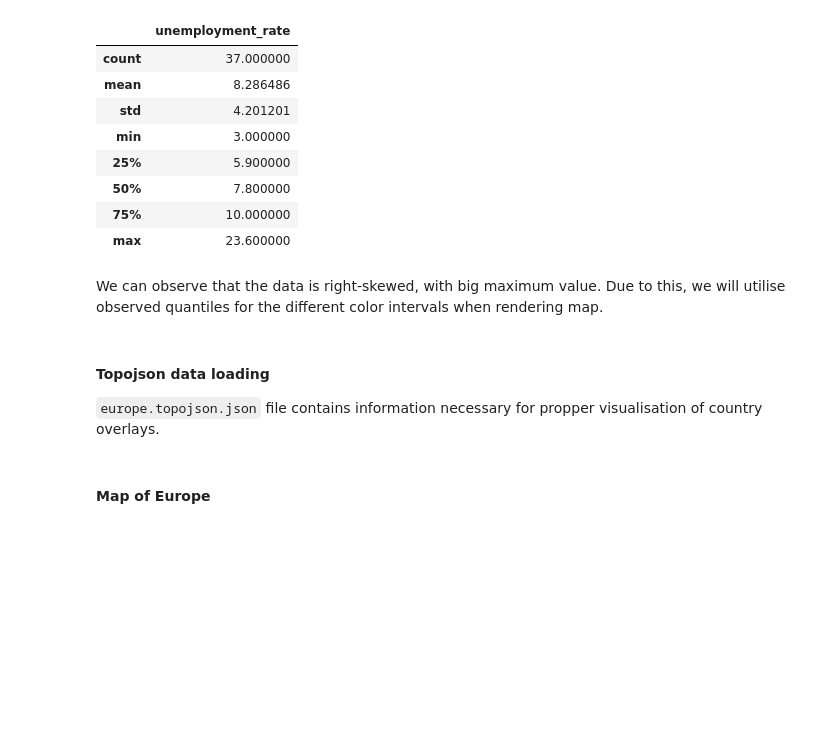
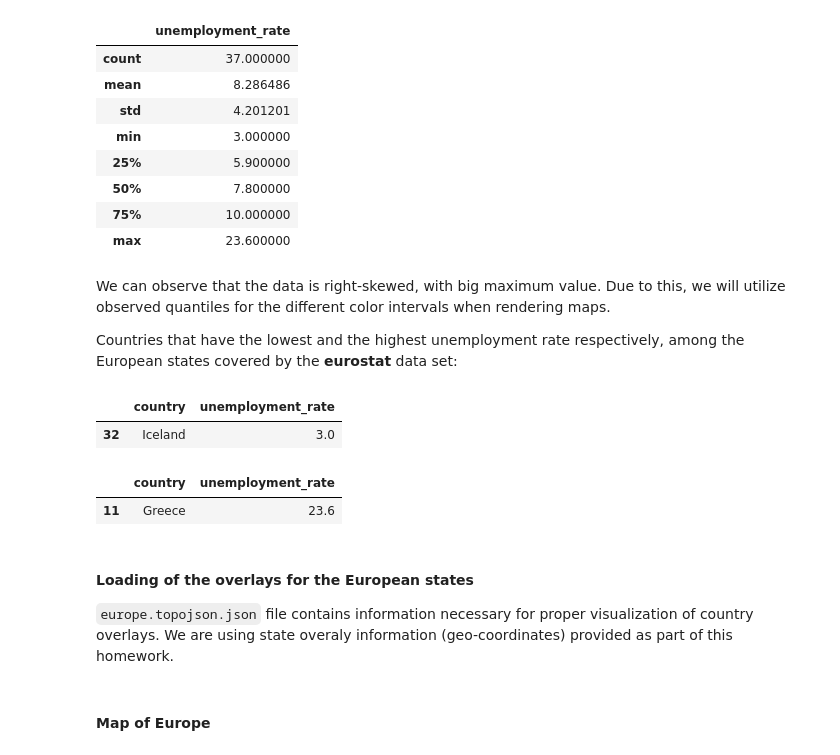
Before and after one commit to zenhaeus/cs-401, a Jupyter notebook: 03 - Interactive Viz/Homework 3 - new.ipynb, the cells around one changed output. Cells and saved outputs as stored; diff of their text form; code cells hidden in the pictures; blank space fills up the shorter version.

```diff
--- a/03 - Interactive Viz/Homework 3 - new.ipynb
+++ b/03 - Interactive Viz/Homework 3 - new.ipynb
@@ -72,9 +66,19 @@ eurostat.describe()
 | 75% | 10.000000 |
 | max | 23.600000 |
 # %% [markdown]
-We can observe that the data is right-skewed, with big maximum value. Due to this, we will utilise observed quantiles for the different color intervals when rendering map.
+We can observe that the data is right-skewed, with big maximum value. Due to this, we will utilize observed quantiles for the different color intervals when rendering maps.
+
+Countries that have the lowest and the highest unemployment rate respectively, among the European states covered by the **eurostat** data set:
+# %%
+eurostat.loc[eurostat['unemployment_rate'] == min(eurostat['unemployment_rate'])]
+eurostat.loc[eurostat['unemployment_rate'] == max(eurostat['unemployment_rate'])]
+# %% [output]
+|  | country | unemployment_rate |
+| 32 | Iceland | 3.0 |
+|  | country | unemployment_rate |
+| 11 | Greece | 23.6 |
 # %% [markdown]
-#### Topojson data loading
+#### Loading of the overlays for the European states
 
-`europe.topojson.json` file contains information necessary for propper visualisation of country overlays.
+`europe.topojson.json` file contains information necessary for proper visualization of country overlays. We are using state overaly information (geo-coordinates) provided as part of this homework.
 # %%
```
Also changed, not shown: parts of 38 cells of this notebook, 3 other files.
